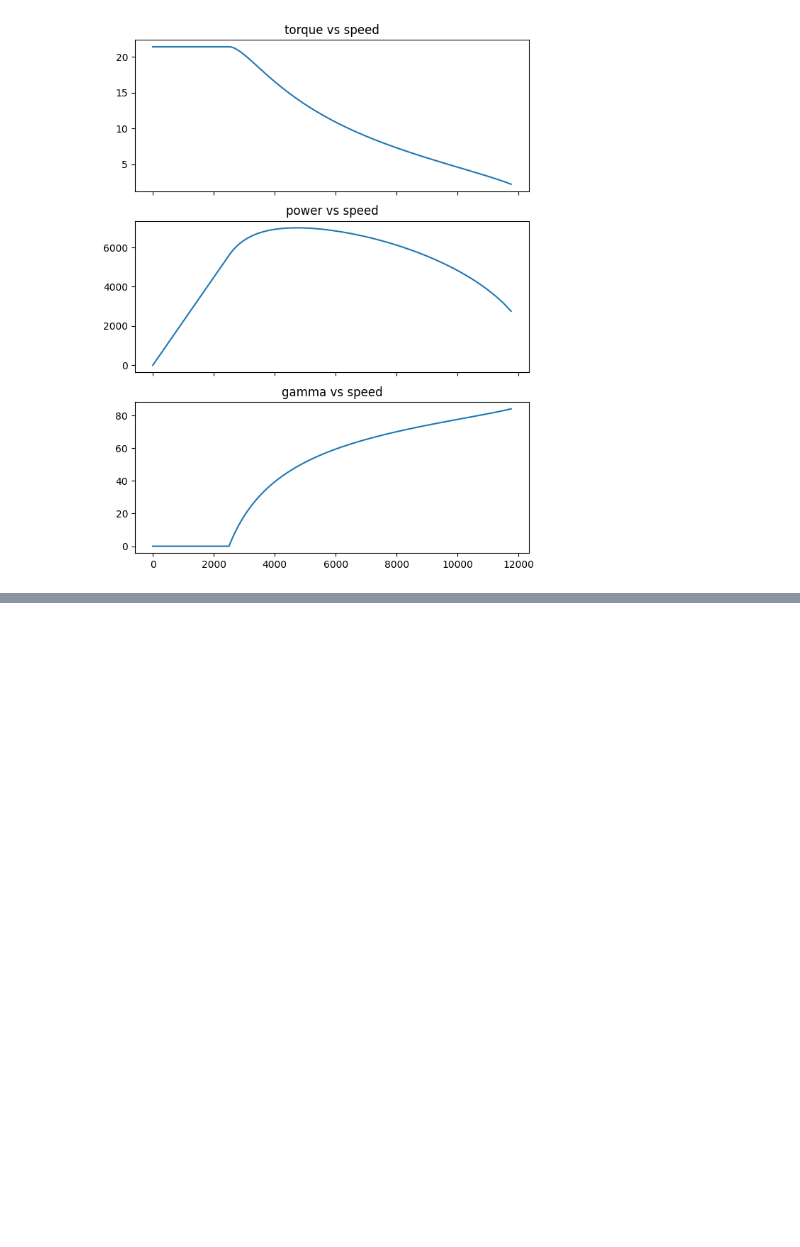
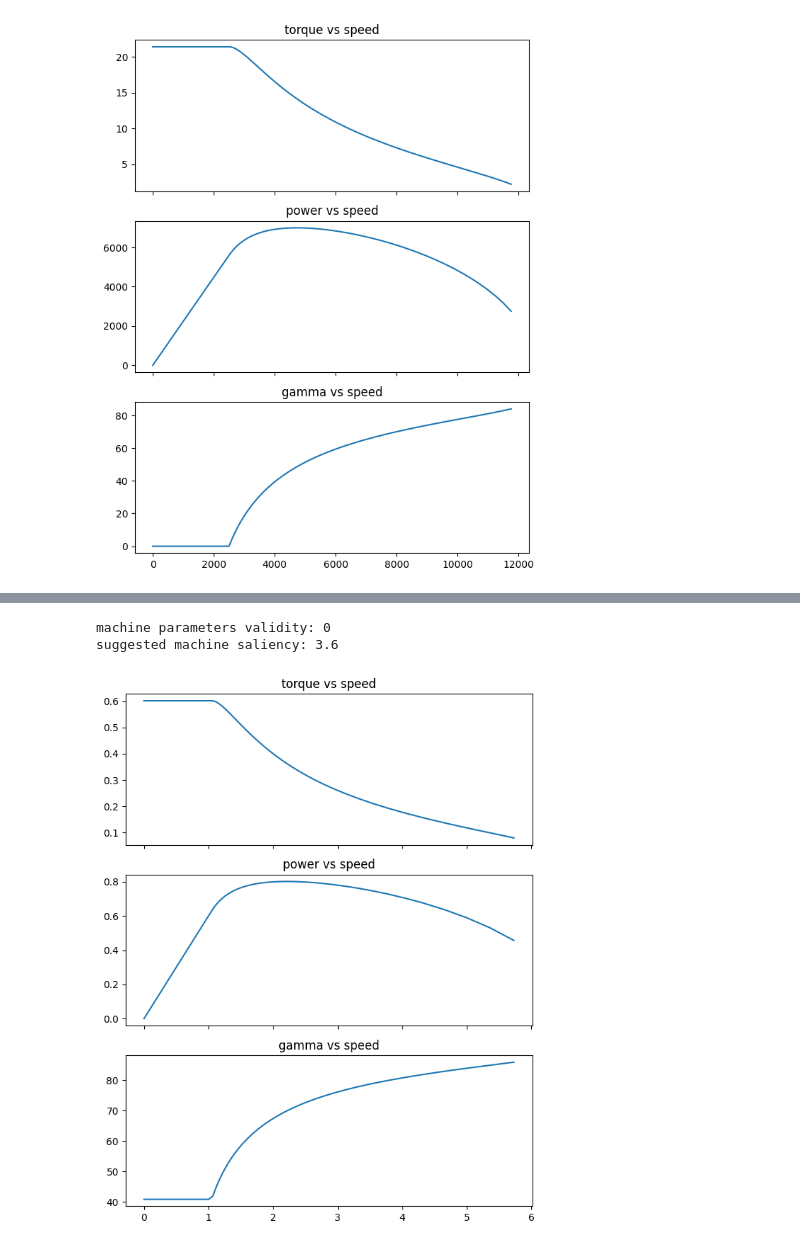
Before and after one commit to NaveenDeepak/emdtool, a Jupyter notebook: nbs/01_pu_pmsm.ipynb, the cells around one changed output, grey strips where cells are left out. Cells and saved outputs as stored; diff of their text form; code cells hidden in the pictures; blank space fills up the shorter version.

```diff
--- a/nbs/01_pu_pmsm.ipynb
+++ b/nbs/01_pu_pmsm.ipynb
@@ -181,0 +388,15 @@ M1.plot_profile()
+# %%
+#| hide_output
+M2 = ipm(0.2, 0.35)
+M2.calc_sal()
+print("machine parameters validity: {}".format(M2.valid))
+print("suggested machine saliency: {}".format(M2.sal))
+# %% [output]
+machine parameters validity: 0
+suggested machine saliency: 3.6
+# %%
+#| hide_output
+M2.motor_puprofile()
+M2.plot_puprofile()
+# %% [output]
+[figure, added]
```
Also changed, not shown: parts of 12 cells of this notebook, 2 other files.
